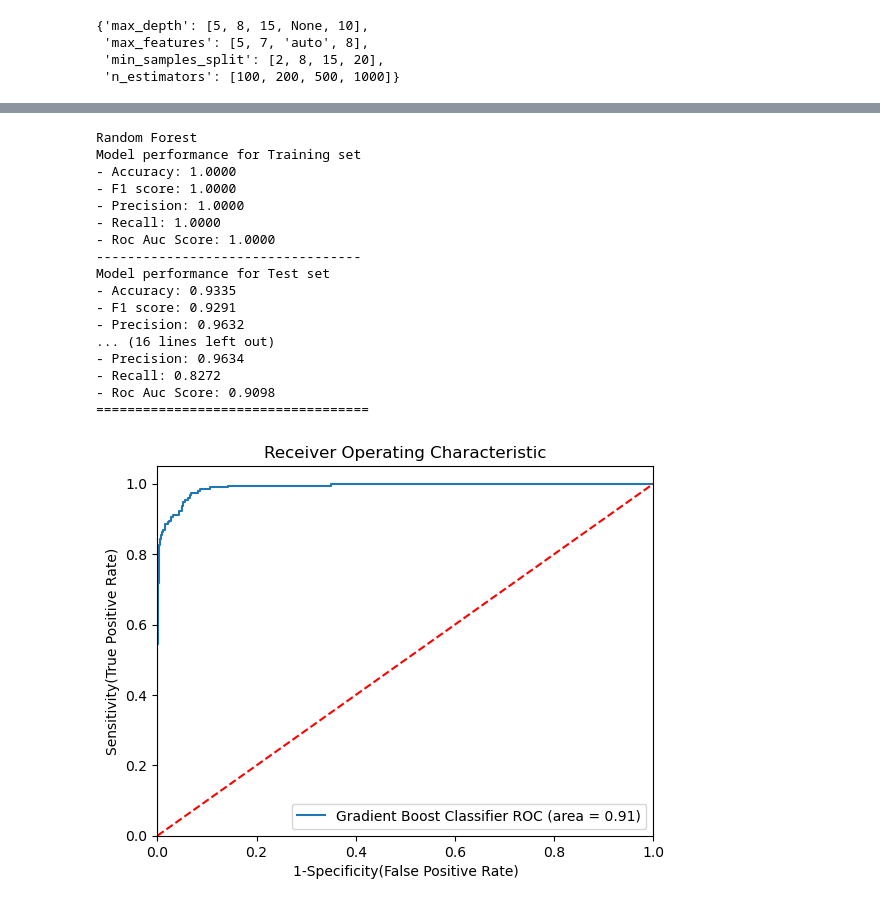
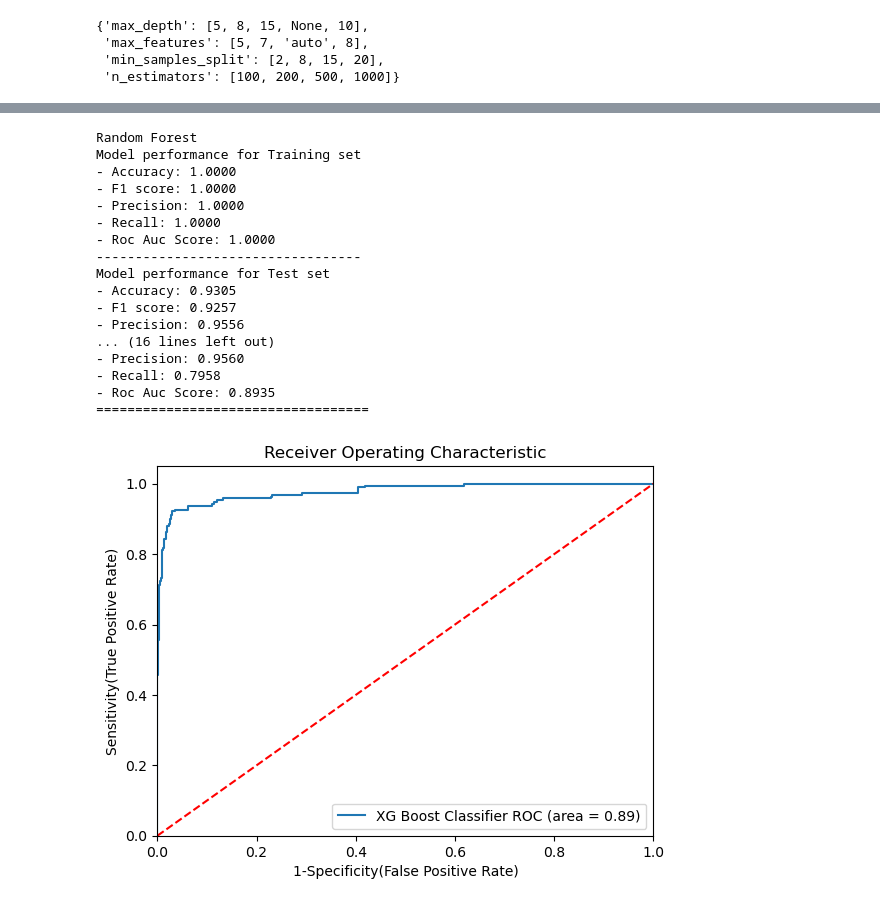
Before and after one commit to DheerajMahapatra/Data-Science, a Jupyter notebook: 34-Xgboost Machine Learning Algorithm/34.3-XgBoost Classification Implementation.ipynb, the cells around one changed output, grey strips where cells are left out. Cells and saved outputs as stored; diff of their text form; code cells hidden in the pictures.

Commit message:
XgBoost Classification Implementation

```diff
--- a/34-Xgboost Machine Learning Algorithm/34.3-XgBoost Classification Implementation.ipynb
+++ b/34-Xgboost Machine Learning Algorithm/34.3-XgBoost Classification Implementation.ipynb
@@ -462,7 +488,8 @@ models={
     "Decision Tree":DecisionTreeClassifier(),
     "Random Forest":RandomForestClassifier(),
     "Adaboost":AdaBoostClassifier(),
-    "Gradient Boost":GradientBoostingClassifier()
+    "Gradient Boost":GradientBoostingClassifier(),
+    "Xgboost":XGBClassifier()
 }
 for i in range(len(list(models))):
     model = list(models.values())[i]
@@ -531,13 +558,10 @@ rf_params = {"max_depth":[5,8,15,None,10],
             "max_features":[5,7,"auto",8],
             "min_samples_split":[2,8,15,20],
             "n_estimators":[100,200,500,1000]}
-gradient_params = {
-    "loss": ["log_loss", "deviance", "exponential"],
-    "criterion": ["friedman_mse", "squared_error", "mse"],
-    "min_samples_split": [2, 8, 15, 20],
-    "n_estimators": [100, 200, 500],
-    "max_depth": [5, 8, 15, None, 10]
-}
+xgboost_params = {"learning_rate": [0.1, 0.01],
+                "max_depth": [5, 8, 12, 20, 30],
+                "n_estimators": [100, 200, 300],
+                "colsample_bytree": [0.5, 0.8, 1, 0.3, 0.4]}
 # %%
 rf_params
 # %% [output]
@@ -557,7 +580,7 @@ gradient_params
 # Model list for Hyperparameter tuning
 randomcv_models=[
                 ("RF",RandomForestClassifier(), rf_params),
-                ("GradientBoost",GradientBoostingClassifier(), gradient_params)
+                ("Xgboost",XGBClassifier(), xgboost_params)
                 ]
 # %%
 randomcv_models
@@ -613,12 +640,9 @@ Fitting 3 folds for each of 100 candidates, totalling 300 fits
 # %%
 models={
-    "Random Forest":RandomForestClassifier(n_estimators=200,min_samples_split=2,
+    "Random Forest":RandomForestClassifier(n_estimators=1000,min_samples_split=2,
                                         max_features=7,max_depth=None),
-    "GradientBoostClassifier":GradientBoostingClassifier(n_estimators=500,
-                                                        min_samples_split=15,
-                                                        max_depth=15,
-                                                        loss='log_loss',
-                                                        criterion='squared_error')
+    "Xgboost":XGBClassifier(n_estimators = 300, max_depth = 12, learning_rate = 0.1,
+                            colsample_bytree = 1)
 }
 for i in range(len(list(models))):
     model = list(models.values())[i]
@@ -673,13 +697,13 @@ Model performance for Training set
 - Roc Auc Score: 1.0000
 ----------------------------------
 Model performance for Test set
-- Accuracy: 0.9335
-- F1 score: 0.9291
-- Precision: 0.9632
+- Accuracy: 0.9305
+- F1 score: 0.9257
+- Precision: 0.9556
 ... (16 lines left out)
-- Precision: 0.9634
-- Recall: 0.8272
-- Roc Auc Score: 0.9098
+- Precision: 0.9560
+- Recall: 0.7958
+- Roc Auc Score: 0.8935
 ===================================
 # %%
 ## Plot ROC AUC Curve
@@ -687,38 +711,36 @@ from sklearn.metrics import roc_auc_score,roc_curve
 plt.figure()
 
 # Add the models to the list that you want to view on the ROC plot
 auc_models = [
     {
-        'label': 'Gradient Boost Classifier',
-        'model': GradientBoostingClassifier(n_estimators=500,
-                                                        min_samples_split=15,
-                                                        max_depth=15,
-                                                        loss='log_loss',
-                                                        criterion='squared_error'),
-        'auc': 0.9098
+        'label': 'XG Boost Classifier',
+        'model': XGBClassifier(n_estimators = 300, max_depth = 12,
+                            learning_rate = 0.1,
+                            colsample_bytree = 1),
+        'auc': 0.8935
     },
 ]
 
 # create loop through all model
 for algo in auc_models:
     model = algo['model'] # select the model
     model.fit(X_train, y_train) # train the model
 
     # Compute False positive rate, and True positive rate
     fpr, tpr, thresholds = roc_curve(y_test, model.predict_proba(X_test)[:, 1])
 
     # Calculate Area under the curve to display on the plot
     plt.plot(fpr, tpr, label='%s ROC (area = %0.2f)' % (algo['label'], algo['auc']))
 
 # Custom settings for the plot
 plt.plot([0, 1], [0, 1], 'r--')
 plt.xlim([0.0, 1.0])
 plt.ylim([0.0, 1.05])
 plt.xlabel('1-Specificity(False Positive Rate)')
 plt.ylabel('Sensitivity(True Positive Rate)')
 plt.title('Receiver Operating Characteristic')
 plt.legend(loc="lower right")
 plt.savefig("auc.png")
 plt.show()
 # %% [output]
-[figure, old version]
+[figure, new version]
```
Also changed, not shown: parts of 8 cells of this notebook.
